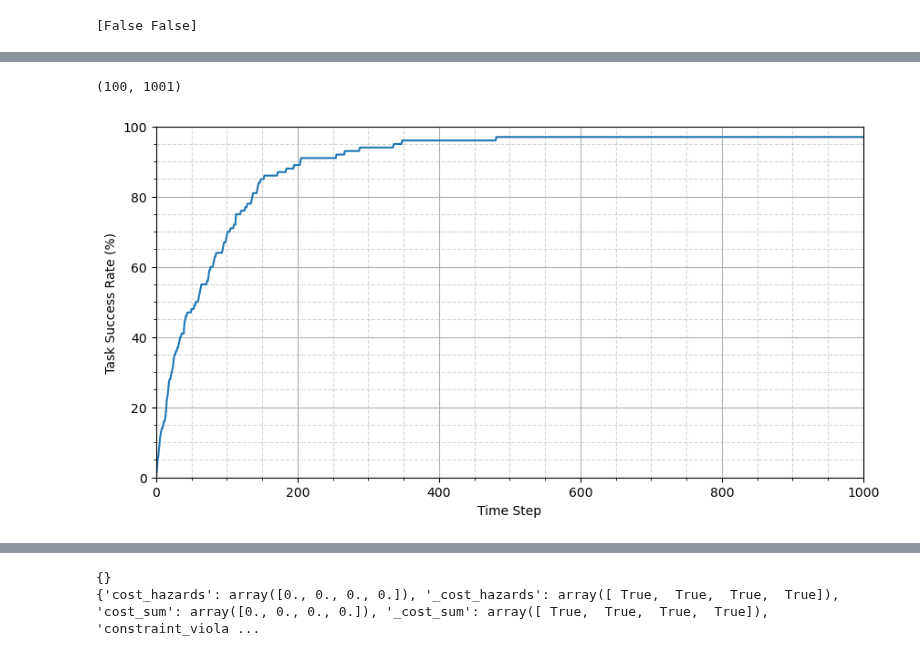
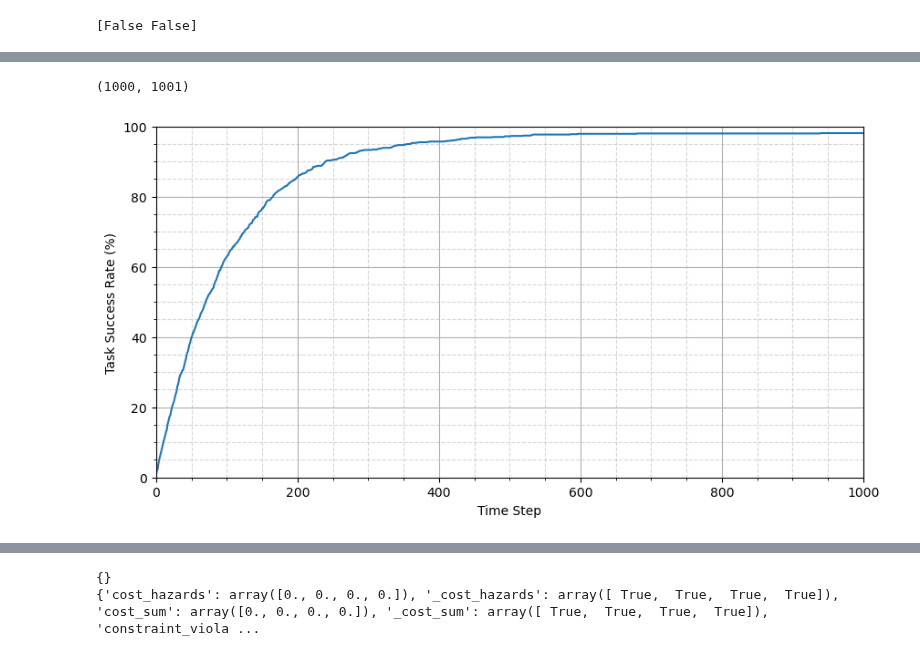
Before and after one commit to JacquesCloete/sport, a Jupyter notebook: notebooks/envs/testing_validation.ipynb, the cells around one changed output, grey strips where cells are left out. Cells and saved outputs as stored; diff of their text form; code cells hidden in the pictures.

```diff
--- a/notebooks/envs/testing_validation.ipynb
+++ b/notebooks/envs/testing_validation.ipynb
@@ -90,6 +94,6 @@ print(max(scenario_pointers[:, 0]))
 # %%
 max_episode_length = 1000
-N = 100
+N = 1000
 # Initialize scenario information database
 task_success_data = np.full((N, max_episode_length + 1), False, dtype=bool)
 
@@ -176,22 +188,22 @@ print(scenario_pointers)
 # %%
 print(task_success_data.shape)
 # %% [output]
-(100, 1001)
+(1000, 1001)
 # %%
 import matplotlib.pyplot as plt
 
 # Plot task success rate
 fig, ax = plt.subplots(figsize=(10, 5))
 
 ax.plot(task_success_count_per_timestep / N * 100)
 ax.set_xlim([0, max_episode_length])
-ax.set_ylim([0, N])
+ax.set_ylim([0, 100])
 ax.set_xlabel("Time Step")
 ax.set_ylabel("Task Success Rate (%)")
 ax.minorticks_on()
 ax.grid(which="major")
 ax.grid(which="minor", linestyle="--", alpha=0.5)
 # %% [output]
-[figure, old version]
+[figure, new version]
 # %%
 import math
```
Also changed, not shown: parts of 10 cells of this notebook.
